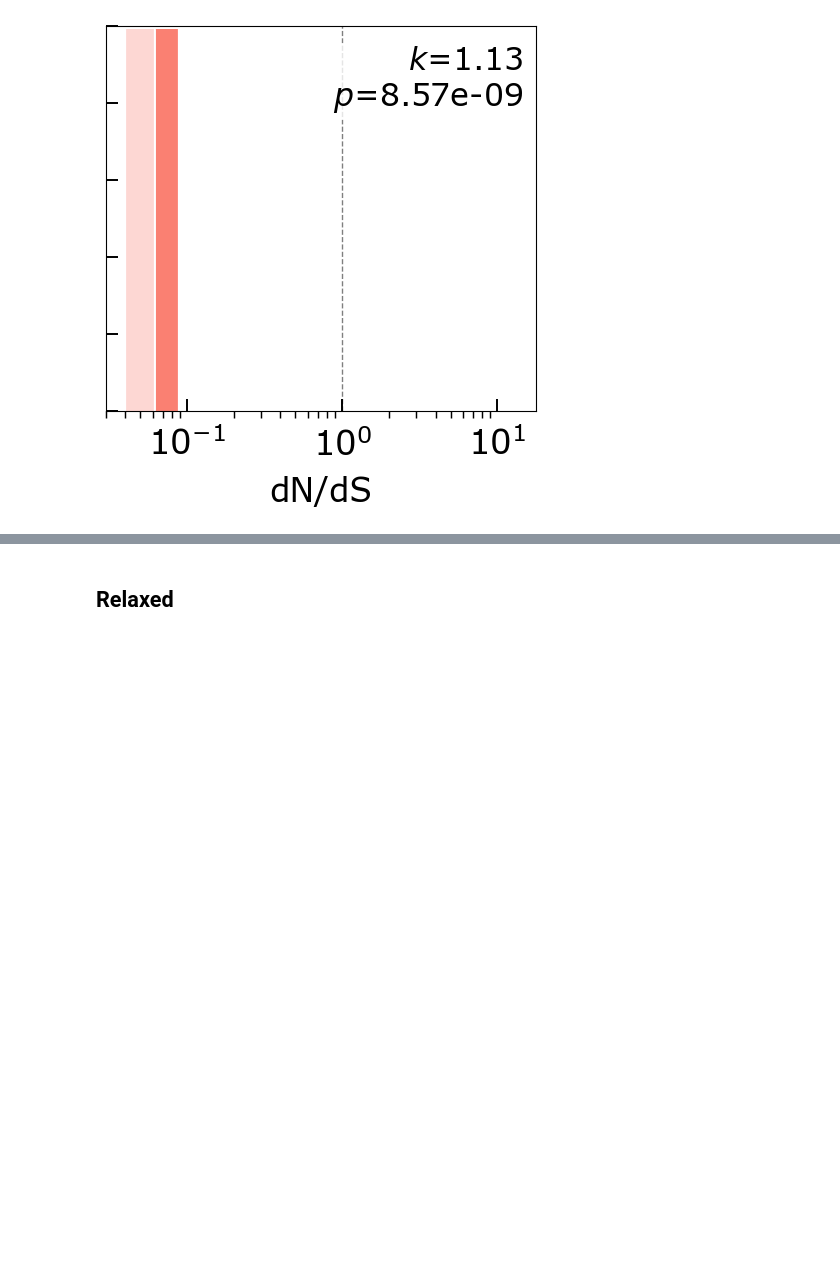
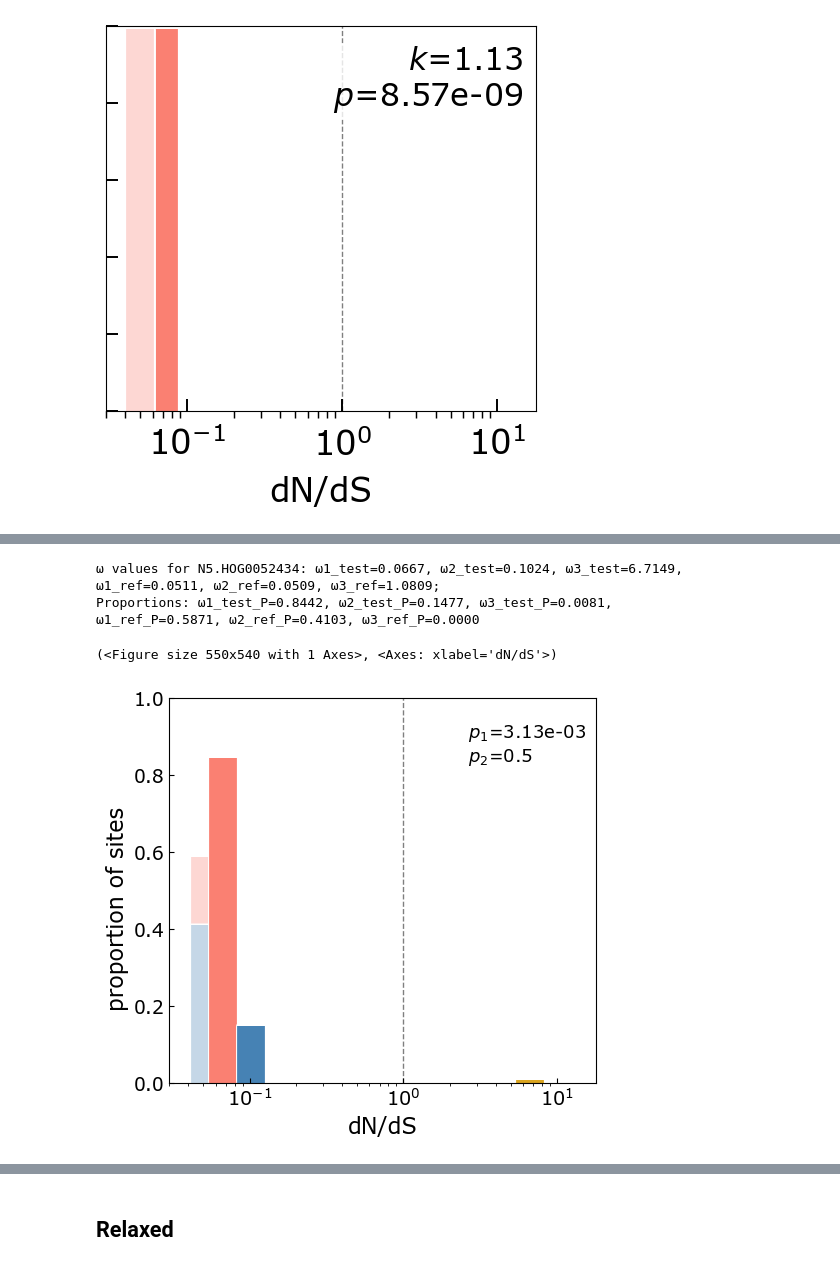
Before and after one commit to GordusLab/orb-selection, a Jupyter notebook: scripts/07_figures_tables/Hyphy Omega Plots.ipynb, the cells around one changed output, grey strips where cells are left out. Cells and saved outputs as stored; diff of their text form; code cells hidden in the pictures; blank space fills up the shorter version.

```diff
--- a/scripts/07_figures_tables/Hyphy Omega Plots.ipynb
+++ b/scripts/07_figures_tables/Hyphy Omega Plots.ipynb
@@ -275,0 +301,20 @@ Proportions: ω1_test_P=0.9942, ω2_test_P=0.0000, ω3_test_P=0.0000,
+# %%
+plot_omega_single_gene(
+    busted_ph_orb_result.get_hits(),
+    'N5.HOG0052434',
+    # suptitle='thioredoxin\nreductase 1',
+    # subtitle= r"$\bf{BUSTED}$" + '-' + r"$\bf{PH:}$"+ 'positive selection\n~ orb-weaving',
+    filename=os.path.join(talk_img_path, 'thioredoxin_busted_test_ref_p2.png'),
+    transparent=False,
+    xlim_min=0.03,
+    # show_groups=(),
+    show_pvalues=(1,2),
+    xlabel='dN/dS',
+    )
+# %% [output]
+ω values for N5.HOG0052434: ω1_test=0.0667, ω2_test=0.1024, ω3_test=6.7149,
+ω1_ref=0.0511, ω2_ref=0.0509, ω3_ref=1.0809;
+Proportions: ω1_test_P=0.8442, ω2_test_P=0.1477, ω3_test_P=0.0081,
+ω1_ref_P=0.5871, ω2_ref_P=0.4103, ω3_ref_P=0.0000
+(<Figure size 550x540 with 1 Axes>, <Axes: xlabel='dN/dS'>)
+[figure, added]
```
Also changed, not shown: parts of 4 cells of this notebook.
